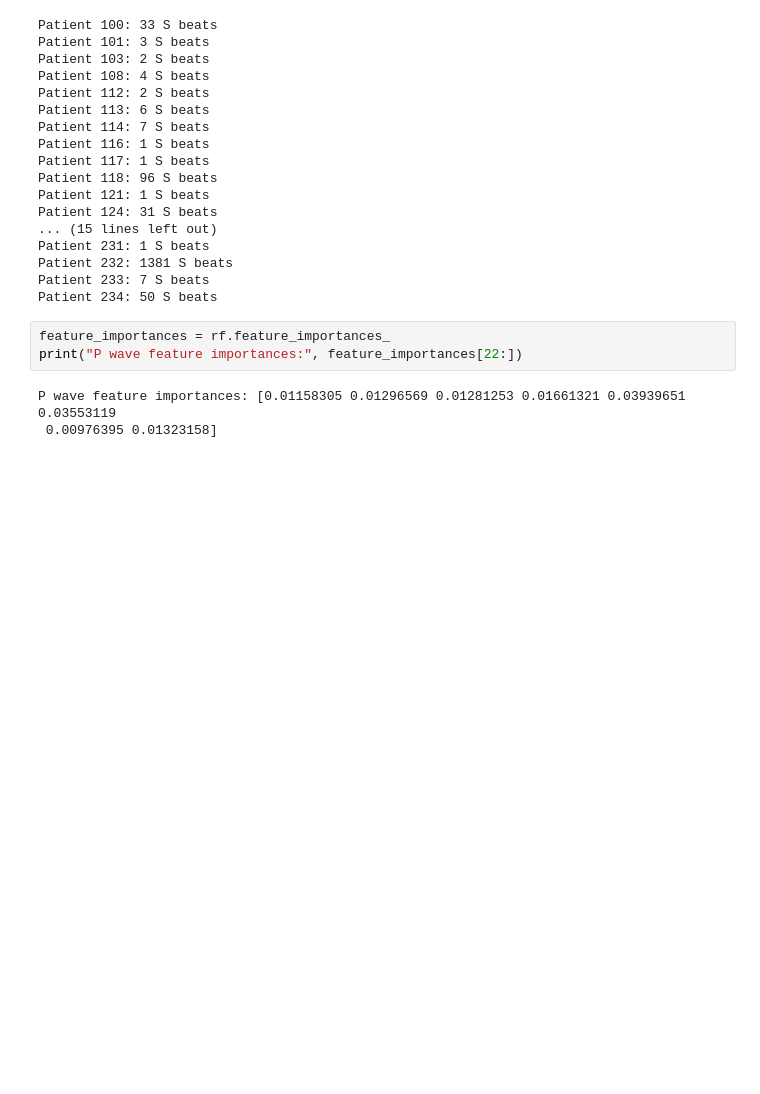
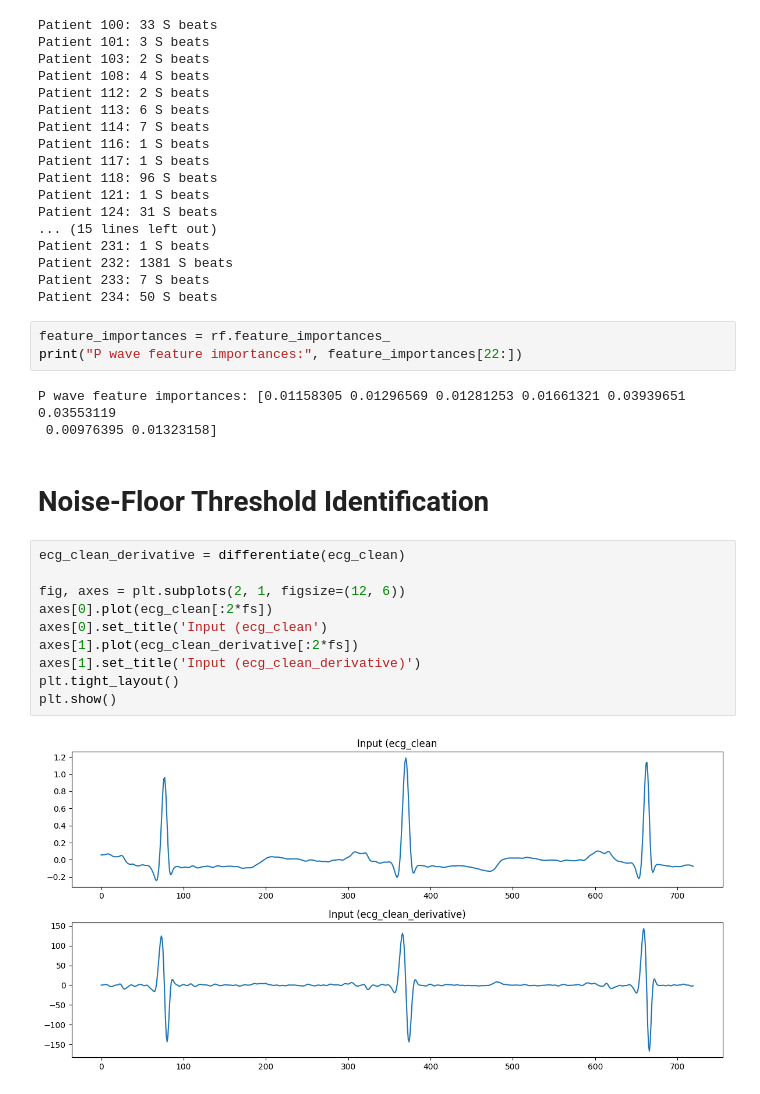
Before and after one commit to nhartmann00/ecg-arrhythmia-classifier, a Jupyter notebook: notebooks/01_ecg_pipeline.ipynb, the cells around one changed output. Drawn from its saved outputs; the diff is of its cells as text; blank space fills up the shorter version.

```diff
--- a/notebooks/01_ecg_pipeline.ipynb
+++ b/notebooks/01_ecg_pipeline.ipynb
@@ -947,3 +960,17 @@ print("P wave feature importances:", feature_importances[22:])
 # %% [output]
 P wave feature importances: [0.01158305 0.01296569 0.01281253 0.01661321 0.03939651 0.03553119
  0.00976395 0.01323158]
+# %% [markdown]
+# Noise-Floor Threshold Identification
+# %%
+ecg_clean_derivative = differentiate(ecg_clean)
+
+fig, axes = plt.subplots(2, 1, figsize=(12, 6))
+axes[0].plot(ecg_clean[:2*fs])
+axes[0].set_title('Input (ecg_clean')
+axes[1].plot(ecg_clean_derivative[:2*fs])
+axes[1].set_title('Input (ecg_clean_derivative)')
+plt.tight_layout()
+plt.show()
+# %% [output]
+[figure, added]
```
Also changed, not shown: parts of 29 cells of this notebook, 8 other files.
